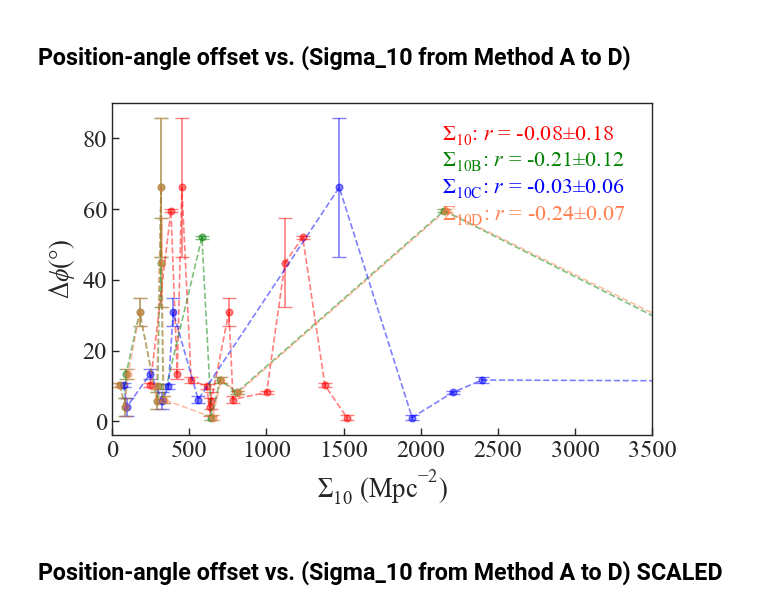
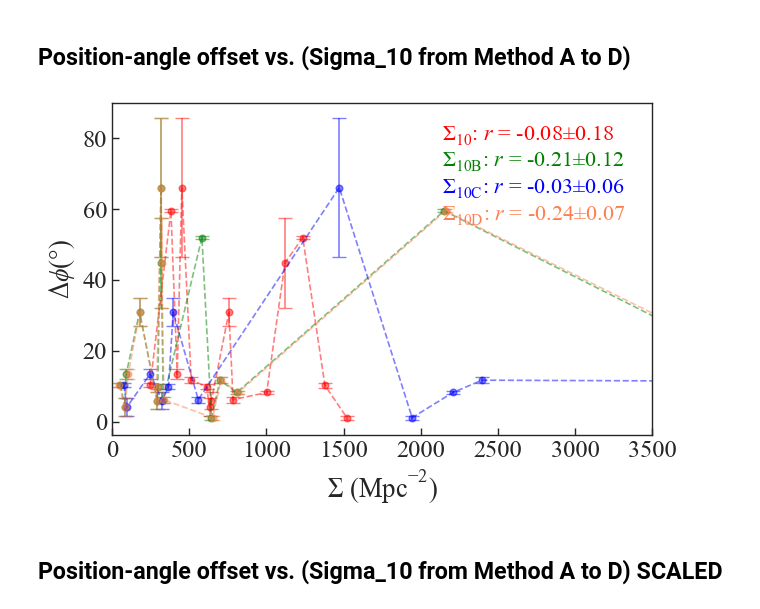
Before and after one commit to AstroBridge/BDLensing, a Jupyter notebook: analysis/correlation_centroidoff_angularoff.ipynb, the cells around one changed output. Cells and saved outputs as stored; diff of their text form; code cells hidden in the pictures.

```diff
--- a/analysis/correlation_centroidoff_angularoff.ipynb
+++ b/analysis/correlation_centroidoff_angularoff.ipynb
@@ -1602,35 +1602,35 @@ errbar_plot(
     dphis_10b,
     sigma_dphis_10b,
     ["S_10b", "position_angle_offset5"],
     r_dphi_Sigma_10b,
     ax,
     "green",
 )
 errbar_plot(
     Sigma_10c_sdset,
     dphis_10c,
     sigma_dphis_10c,
     ["S_10c", "position_angle_offset5"],
     r_dphi_Sigma_10c,
     ax,
     "blue",
 )
 errbar_plot(
     Sigma_10d_sdset,
     dphis_10d,
     sigma_dphis_10d,
     ["S_10d", "position_angle_offset5"],
     r_dphi_Sigma_10d,
     ax,
     "coral",
 )
 ax.set_xlim(0, 3500)
 # fig.tight_layout()
-plt.xlabel("$\Sigma_{10}$ (Mpc$^{-2})$")
+plt.xlabel("$\Sigma$ (Mpc$^{-2})$")
 plt.ylabel("$\Delta \phi (\degree)$")
 plt.show()
 # %% [output]
-[figure, old version]
+[figure, new version]
 # %% [markdown]
 ## Position-angle offset vs. (Sigma_10 from Method A to D) SCALED
 # %%
```
Also changed, not shown: parts of 2 cells of this notebook, 13 other files.
